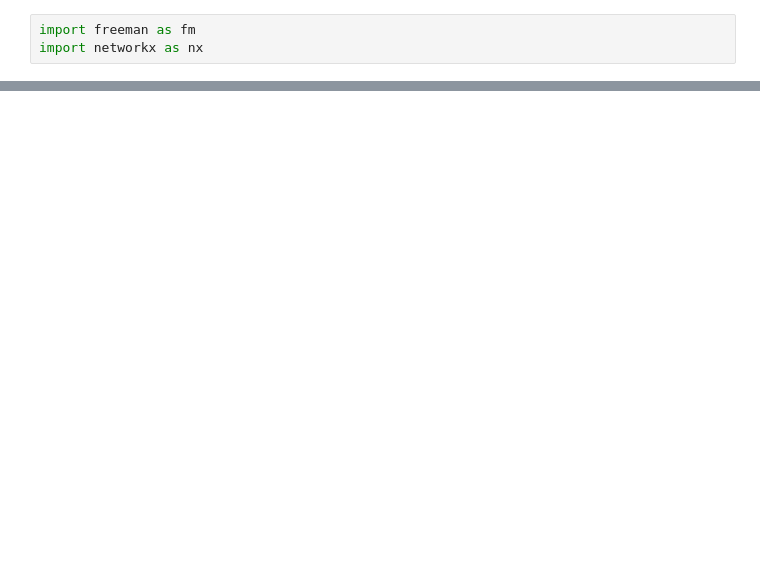
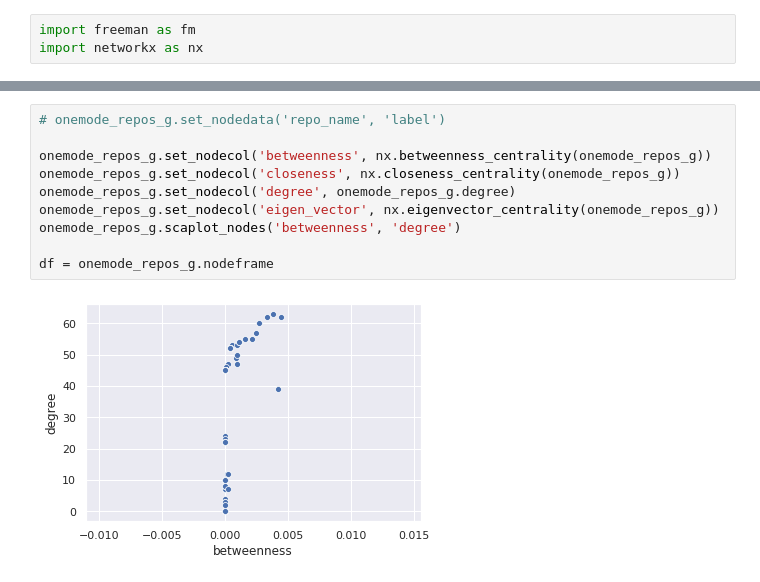
Before and after one commit to brunoartc/RedesSociais, a Jupyter notebook: dev_repos.ipynb, the cells around one changed output, grey strips where cells are left out. Drawn from its saved outputs; the diff is of its cells as text; blank space fills up the shorter version.

```diff
--- a/dev_repos.ipynb
+++ b/dev_repos.ipynb
@@ -62,0 +58,12 @@ onemode_repos_g.draw()
+# %%
+# onemode_repos_g.set_nodedata('repo_name', 'label')
+
+onemode_repos_g.set_nodecol('betweenness', nx.betweenness_centrality(onemode_repos_g))
+onemode_repos_g.set_nodecol('closeness', nx.closeness_centrality(onemode_repos_g))
+onemode_repos_g.set_nodecol('degree', onemode_repos_g.degree)
+onemode_repos_g.set_nodecol('eigen_vector', nx.eigenvector_centrality(onemode_repos_g))
+onemode_repos_g.scaplot_nodes('betweenness', 'degree')
+
+df = onemode_repos_g.nodeframe
+# %% [output]
+[figure, added]
```
Also changed, not shown: parts of 19 cells of this notebook, 3 other files.
